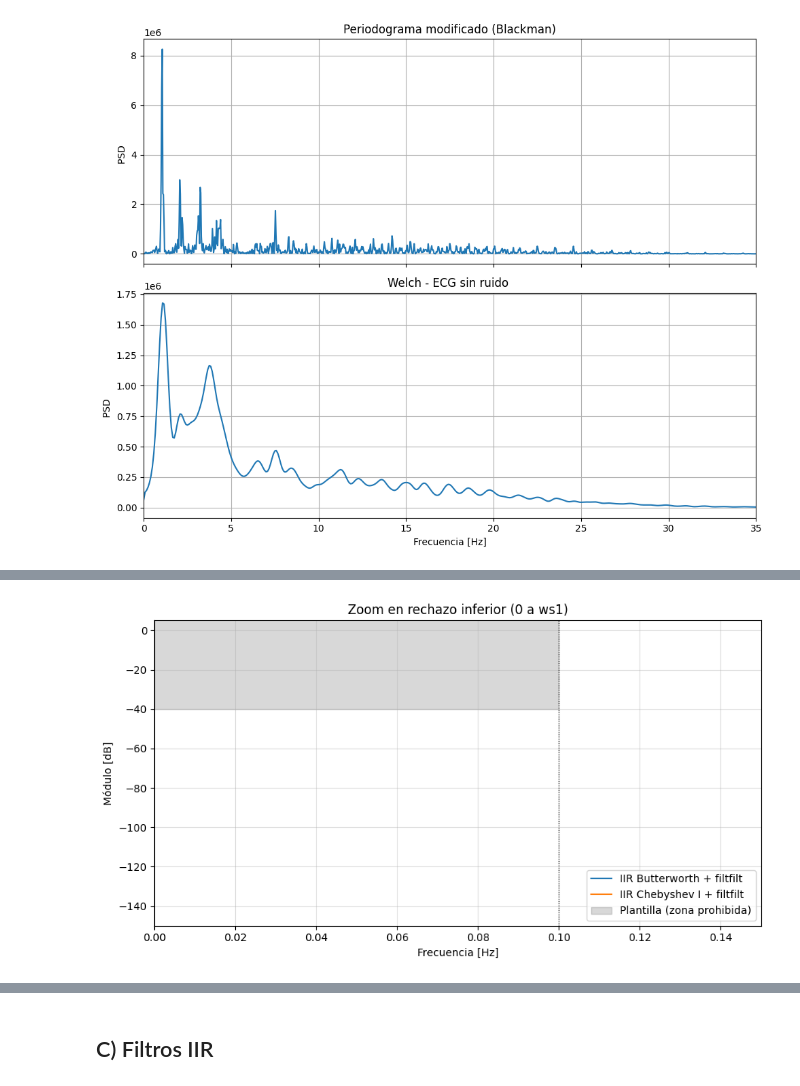
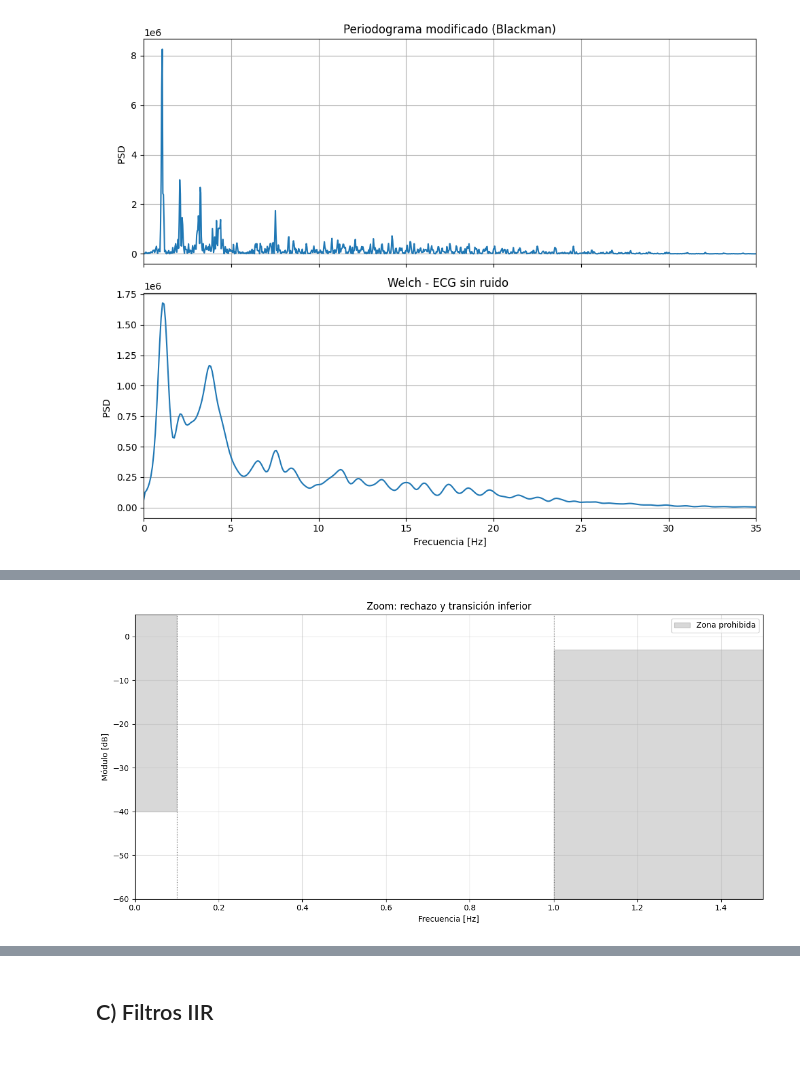
Before and after one commit to Tomasniklas/TS1-, a Jupyter notebook: TS7.ipynb, the cells around one changed output, grey strips where cells are left out. Cells and saved outputs as stored; diff of their text form; code cells hidden in the pictures; blank space fills up the shorter version.

```diff
--- a/TS7.ipynb
+++ b/TS7.ipynb
@@ -317,12 +317,13 @@ Debido a esto se selecciona 30 Hz como referencia para establecer el límite sup
 # %%
+
+import numpy as np
+import matplotlib.pyplot as plt
+import scipy.io as sio
+from scipy import signal as sig
 
 # ============================================================
 # ITEM A - PLANTILLA DE DISEÑO PARA EL ECG
 # ============================================================
-
-import numpy as np
-import scipy.io as sio
-import matplotlib.pyplot as plt
 
 #%% CARGA DEL ECG
 
@@ -333,33 +334,30 @@ ecg = mat_struct['ecg_lead'].flatten()
 fs = 1000
 nyq_frec = fs / 2
 
+
 #%% PLANTILLA DE DISEÑO
 
-ripple = 1       # dB
+ripple = 3       # dB
 atenuacion = 40  # dB
+
+# Especificaciones para el diseño IIR con filtfilt
+Gpass = ripple / 2
+Gstop = atenuacion / 2
 
 ws1 = 0.1  # Rechazo inferior
 wp1 = 1    # Paso inferior
 wp2 = 35   # Paso superior
 ws2 = 40   # Rechazo superior
 
+
+#%%
 # Frecuencias normalizadas a Nyquist
 frecs = np.array([
     0, ws1, wp1, wp2, ws2, nyq_frec
 ]) / nyq_frec
 
-# Ganancias en dB
-gains = np.array([
-    -atenuacion,
-    -atenuacion,
-    -ripple,
-    -ripple,
-    -atenuacion,
-    -atenuacion
-])
 
-# Conversion de dB a escala lineal
-gains = 10**(gains / 20)
+
 #%% REPRESENTACIÓN DE LA PLANTILLA
 
 fmax = 60
@@ -369,11 +367,14 @@ gris = dict(color='gray', alpha=0.3)
 plt.figure(figsize=(10, 5))
 
 # Zonas prohibidas
-plt.fill_between([0, ws1],      -atenuacion, ymax, **gris, label='Zona prohibida')
-plt.fill_between([ws2, fmax],   -atenuacion, ymax, **gris)
-plt.fill_between([wp1, wp2],    ymin,        -ripple, **gris)
+plt.fill_between([0, ws1], -atenuacion, ymax,
+                 **gris, label='Zona prohibida')
 
-# Límites de frecuencia
+plt.fill_between([ws2, fmax], -atenuacion, ymax, **gris)
+
+plt.fill_between([wp1, wp2], ymin, -ripple, **gris)
+
+
 for f in [ws1, wp1, wp2, ws2]:
     plt.axvline(f, color='k', linestyle=':', linewidth=0.8)
 
@@ -389,37 +390,33 @@ plt.legend(loc='lower right')
 plt.tight_layout()
 plt.show()
 
-#%% ZOOM EN LA BANDA DE RECHAZO INFERIOR (0 a ws1)
 
-# Grilla fina solo en la zona de interés
-f_zoom = np.linspace(0, 1.5 * ws1, 5000)
+#%% ZOOM DE LA PLANTILLA
 
-_, h_butter_z = sig.sosfreqz(sos_butter, worN=f_zoom, fs=fs)
-_, h_cheby_z  = sig.sosfreqz(sos_cheby,  worN=f_zoom, fs=fs)
+fig, ax = plt.subplots(figsize=(12, 6))
 
-H_butter_z = 40 * np.log10(np.maximum(np.abs(h_butter_z), 1e-12))
-H_cheby_z  = 40 * np.log10(np.maximum(np.abs(h_cheby_z),  1e-12))
+ax.fill_between([0, ws1], -atenuacion, ymax,
+                **gris, label='Zona prohibida')
 
-gris = dict(color='gray', alpha=0.3)
+ax.fill_between([wp1, 1.5], ymin, -ripple, **gris)
 
-plt.figure(figsize=(9, 5))
+for f in [ws1, wp1]:
+    ax.axvline(f, color='k', linestyle=':', linewidth=0.8)
 
-plt.plot(f_zoom, H_butter_z, label='IIR Butterworth + filtfilt')
-plt.plot(f_zoom, H_cheby_z,  label='IIR Chebyshev I + filtfilt')
+ax.set_title('Zoom: rechazo y transición inferior')
+ax.set_xlabel('Frecuencia [Hz]')
+ax.set_ylabel('Módulo [dB]')
 
-# Zona prohibida: de 0 a ws1 la ganancia debe ser < -atenuacion
-plt.fill_between([0, ws1], -atenuacion, 100, **gris, label='Plantilla (zona prohibida)')
+ax.set_xlim(0, 1.5)
+ax.set_ylim(ymin, ymax)
 
-plt.axvline(ws1, color='k', linestyle=':', linewidth=0.8)
-
-plt.xlim(0, 1.5 * ws1)
-plt.ylim(-150, 5)
-
-plt.xlabel('Frecuencia [Hz]')
-plt.ylabel('Módulo [dB]')
-plt.title('Zoom en rechazo inferior (0 a ws1)')
-plt.grid(alpha=0.4)
-plt.legend(loc='lower right')
+ax.grid(alpha=0.4)
+ax.legend()
 plt.tight_layout()
 plt.show()
+
+
+#%% GRILLA PARA EL ZOOM EN LA BANDA DE RECHAZO INFERIOR
+
+f_zoom = np.linspace(0, 1.5 * ws1, 5000)
 # %% [output]
@@ -427,4 +424,4 @@ plt.show()
-[figure, old version]
+[figure, new version]
 # %% [markdown]
 ## B) Los valores de la plantilla
 
```
Also changed, not shown: parts of 15 cells of this notebook.
